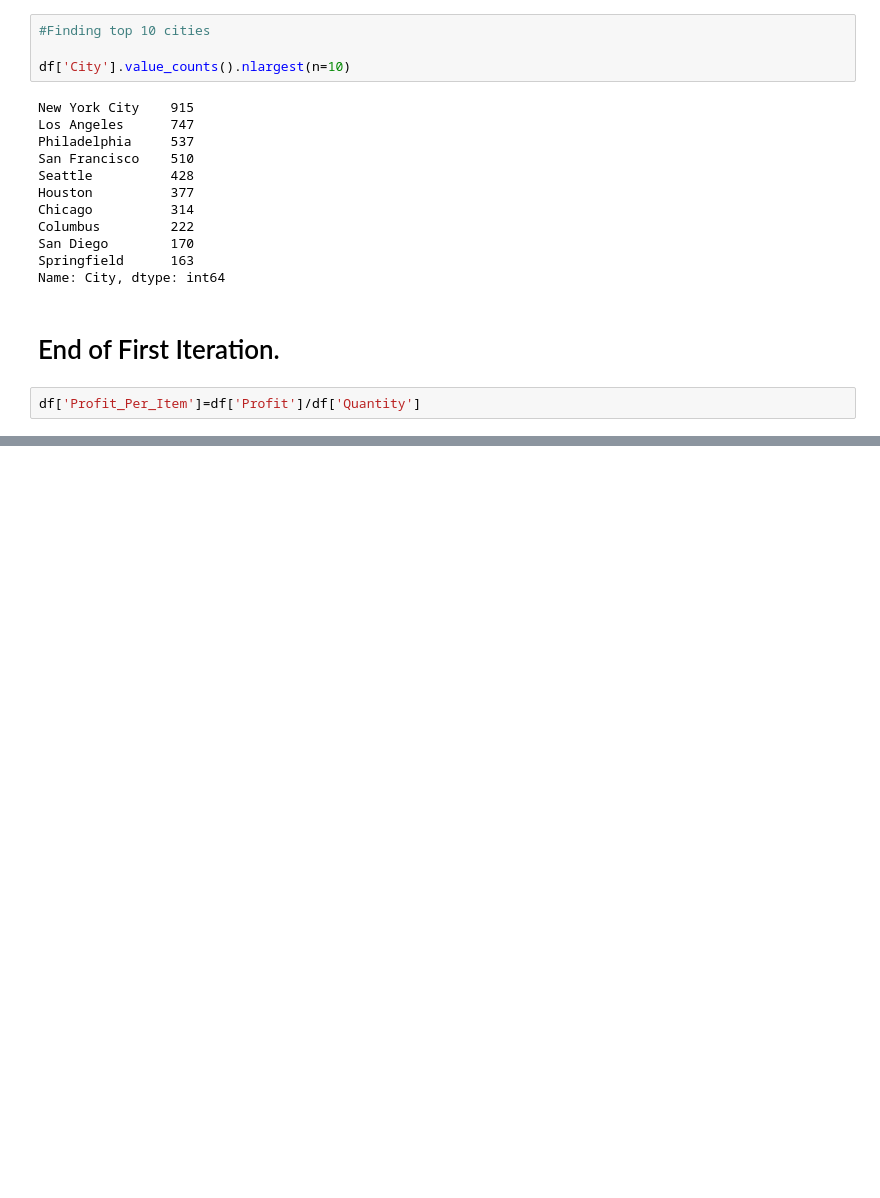
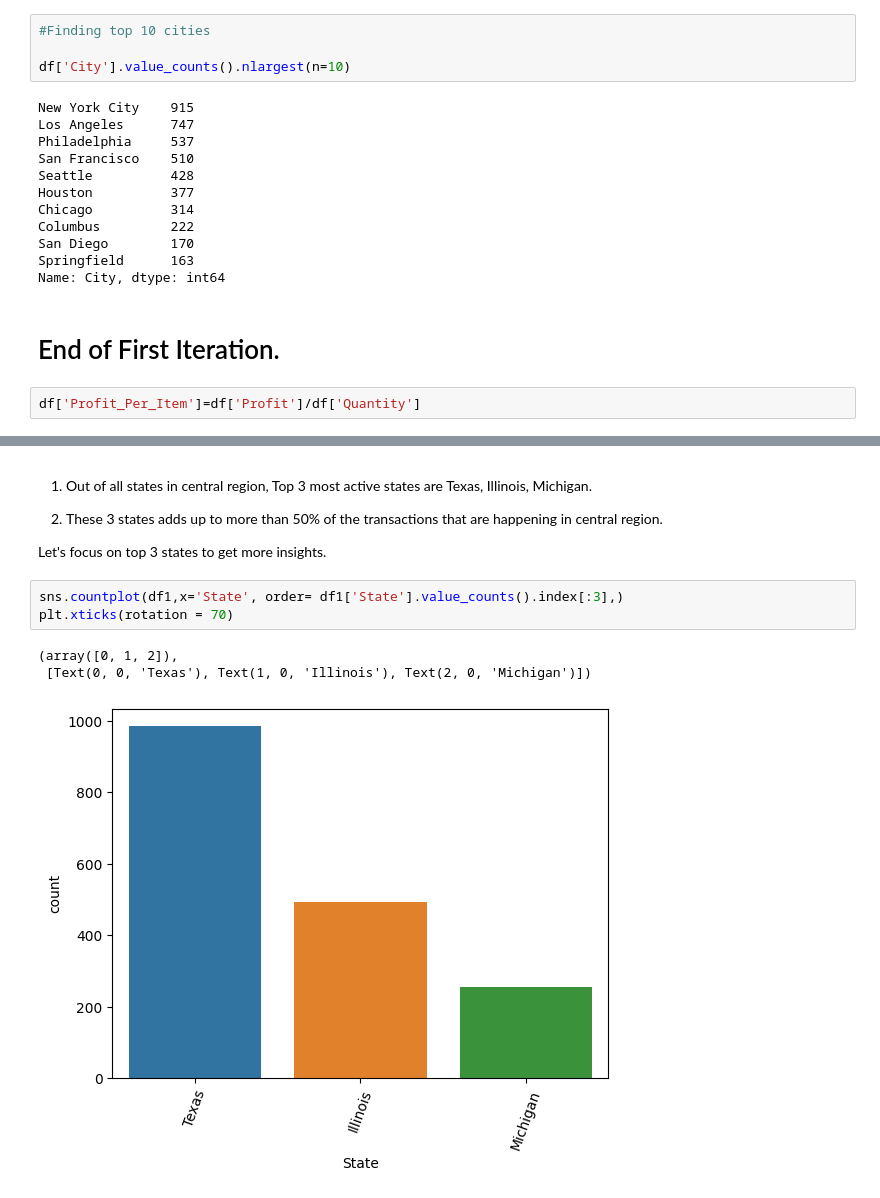
Before and after one commit to Naaahush/VsCode, a Jupyter notebook: Day 5.ipynb, the cells around one changed output, grey strips where cells are left out. Cells and saved outputs as stored; diff of their text form; blank space fills up the shorter version.

```diff
--- a/Day 5.ipynb
+++ b/Day 5.ipynb
@@ -259,0 +344,13 @@ df['Profit_Per_Item']=df['Profit']/df['Quantity']
+# %% [markdown]
+1. Out of all states in central region, Top 3 most active states are Texas, Illinois, Michigan.
+
+2. These 3 states adds up to more than 50% of the transactions that are happening in central region.
+
+Let's focus on top 3 states to get more insights.
+# %%
+sns.countplot(df1,x='State', order= df1['State'].value_counts().index[:3],)
+plt.xticks(rotation = 70)
+# %% [output]
+(array([0, 1, 2]),
+ [Text(0, 0, 'Texas'), Text(1, 0, 'Illinois'), Text(2, 0, 'Michigan')])
+[figure, added]
```
Also changed, not shown: parts of 16 cells of this notebook.
